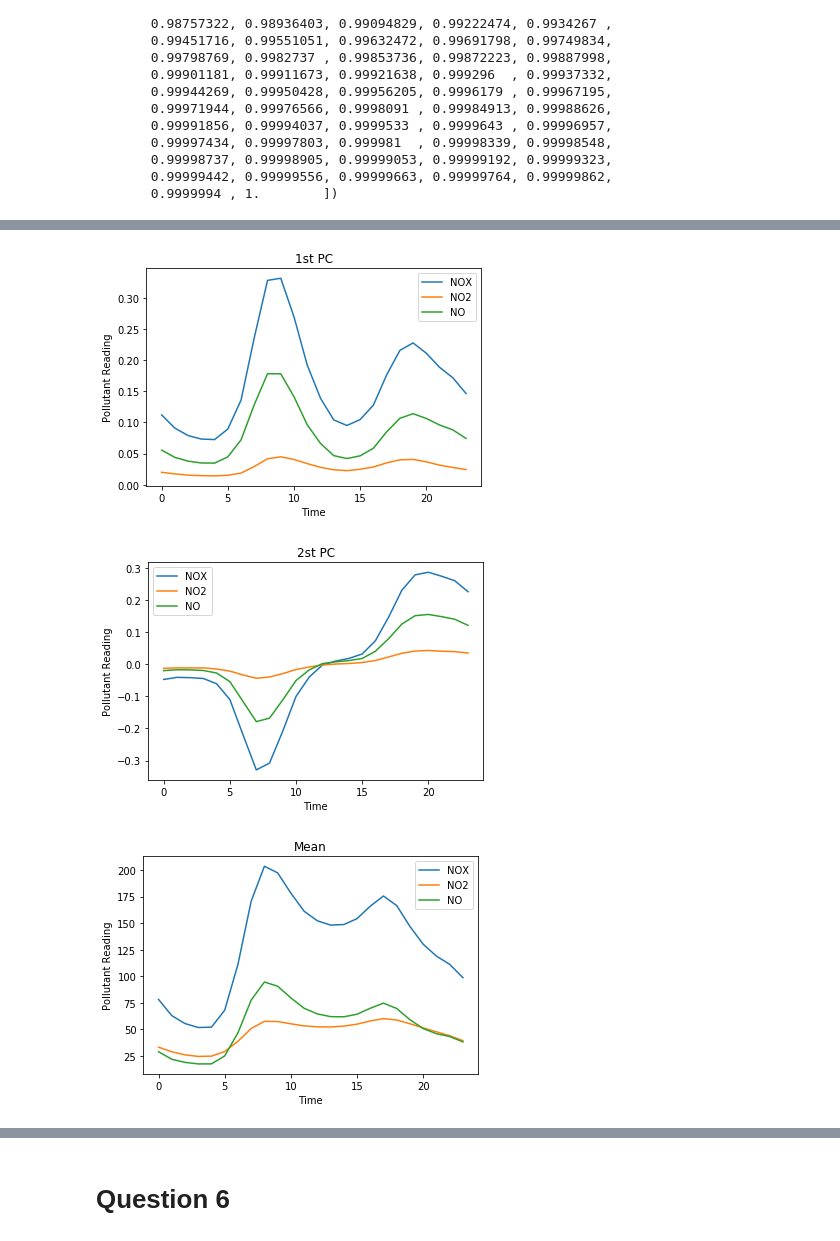
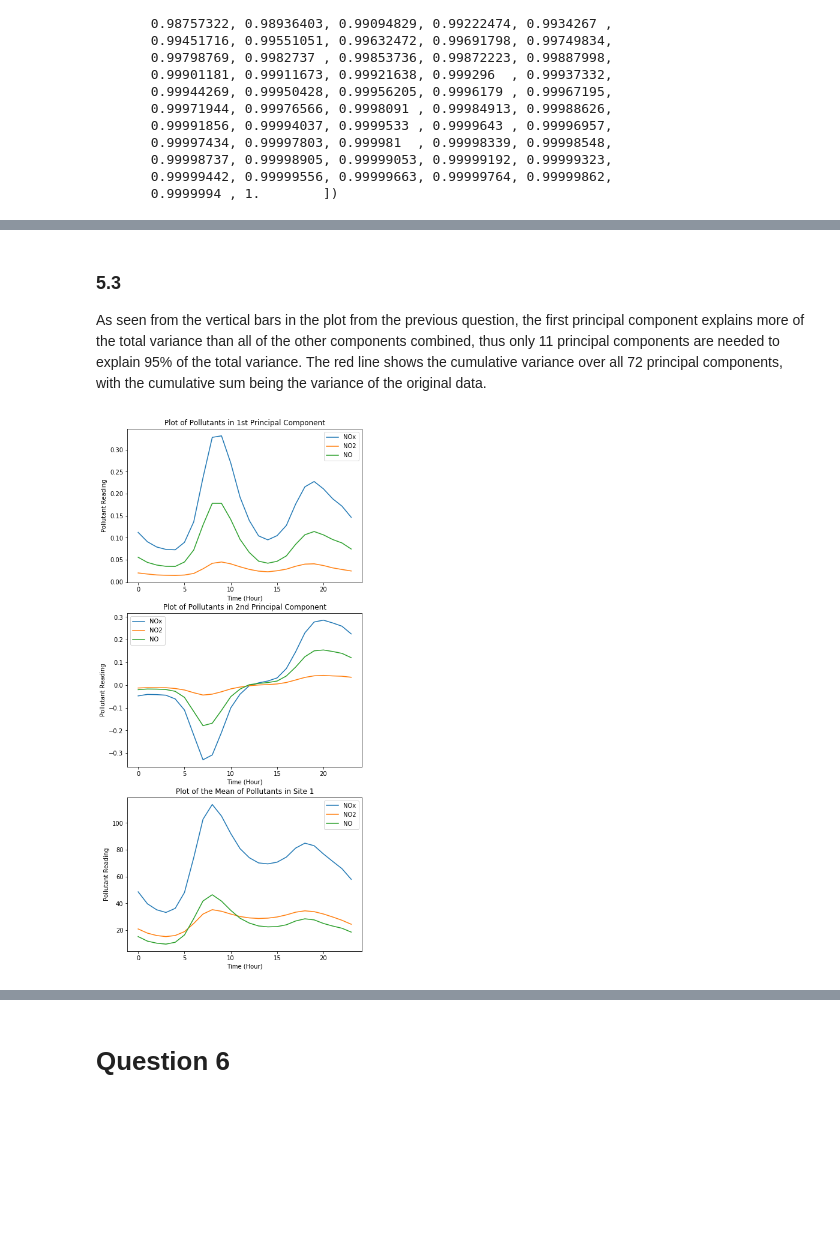
Before and after one commit to highpreef/IAML, a Jupyter notebook: Assignment 2.ipynb, the cells around one changed output, grey strips where cells are left out. Cells and saved outputs as stored; diff of their text form; code cells hidden in the pictures; blank space fills up the shorter version.

```diff
--- a/Assignment 2.ipynb
+++ b/Assignment 2.ipynb
@@ -600,44 +696,46 @@ plt.show()
+# %% [markdown]
+### 5.3
+As seen from the vertical bars in the plot from the previous question, the first principal component explains more of the total variance than all of the other components combined, thus only 11 principal components are needed to explain 95% of the total variance. The red line shows the cumulative variance over all 72 principal components, with the cumulative sum being the variance of the original data.
 # %%
 pca1 = pca.components_[0]
 pca2 = pca.components_[1]
-mean = BA_da.mean()
+mean = site1.mean()
+
+fig, ax = plt.subplots(3,1, figsize=(7,16))
 
 nox = pca1[0:24]
 no2 = pca1[24:48]
 no = pca1[48:72]
-plt.plot(np.arange(24), nox)
-plt.plot(np.arange(24), no2)
-plt.plot(np.arange(24), no)
-plt.legend(['NOX', 'NO2', 'NO'])
-plt.xlabel('Time')
-plt.ylabel('Pollutant Reading')
-plt.title('1st PC')
-plt.show()
+ax[0].plot(np.arange(24), nox)
+ax[0].plot(np.arange(24), no2)
+ax[0].plot(np.arange(24), no)
+ax[0].legend(['NOx', 'NO2', 'NO'])
+ax[0].set_xlabel('Time (Hour)')
+ax[0].set_ylabel('Pollutant Reading')
+ax[0].set_title('Plot of Pollutants in 1st Principal Component')
 
 nox = pca2[0:24]
 no2 = pca2[24:48]
 no = pca2[48:72]
-plt.plot(np.arange(24), nox)
-plt.plot(np.arange(24), no2)
-plt.plot(np.arange(24), no)
-plt.legend(['NOX', 'NO2', 'NO'])
-plt.xlabel('Time')
-plt.ylabel('Pollutant Reading')
-plt.title('2st PC')
-plt.show()
+ax[1].plot(np.arange(24), nox)
+ax[1].plot(np.arange(24), no2)
+ax[1].plot(np.arange(24), no)
+ax[1].legend(['NOx', 'NO2', 'NO'])
+ax[1].set_xlabel('Time (Hour)')
+ax[1].set_ylabel('Pollutant Reading')
+ax[1].set_title('Plot of Pollutants in 2nd Principal Component')
 
 nox = mean[0:24]
 no2 = mean[24:48]
 no = mean[48:72]
-plt.plot(np.arange(24), nox)
-plt.plot(np.arange(24), no2)
-plt.plot(np.arange(24), no)
-plt.legend(['NOX', 'NO2', 'NO'])
-plt.xlabel('Time')
-plt.ylabel('Pollutant Reading')
-plt.title('Mean')
+ax[2].plot(np.arange(24), nox)
+ax[2].plot(np.arange(24), no2)
+ax[2].plot(np.arange(24), no)
+ax[2].legend(['NOx', 'NO2', 'NO'])
+ax[2].set_xlabel('Time (Hour)')
+ax[2].set_ylabel('Pollutant Reading')
+ax[2].set_title('Plot of the Mean of Pollutants in Site 1')
+
 plt.show()
 # %% [output]
-[figure, old version]
+[figure, new version]
-[figure, removed]
-[figure, removed]
```
Also changed, not shown: parts of 37 cells of this notebook, 23 other files.
